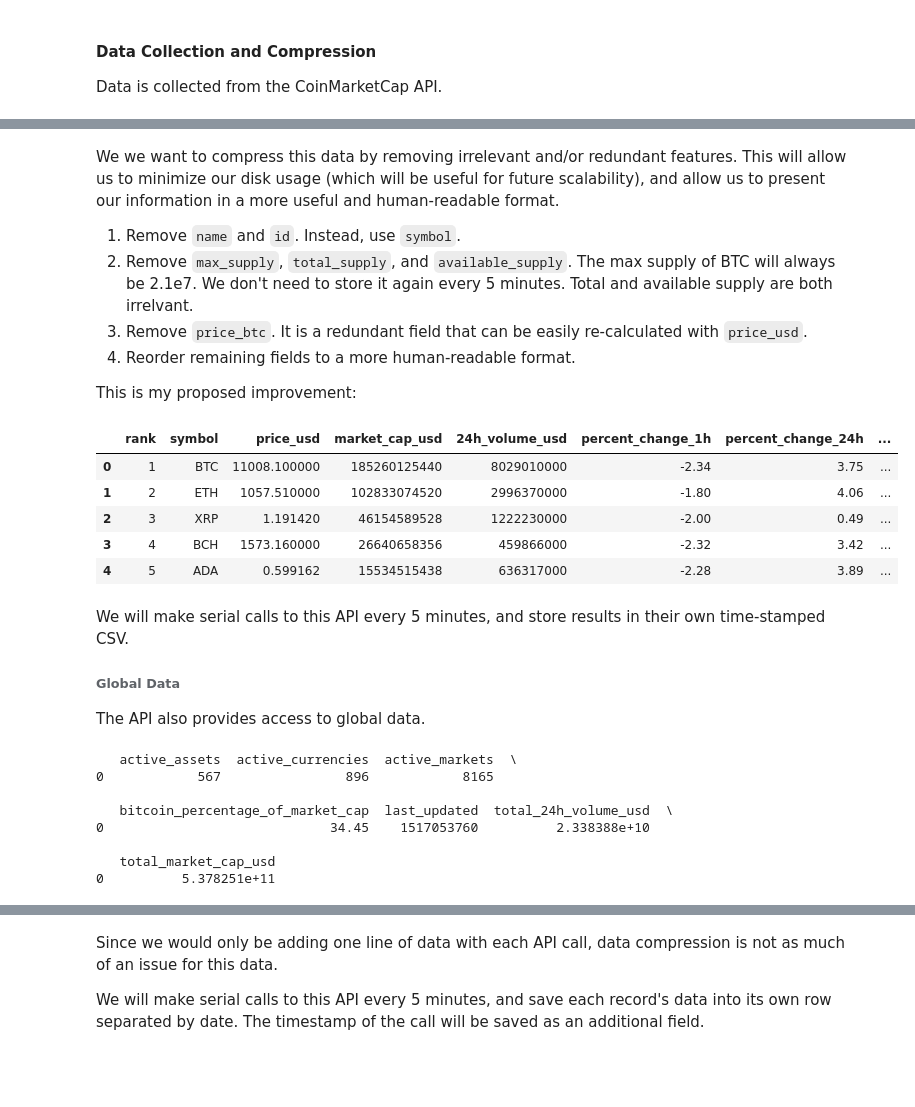
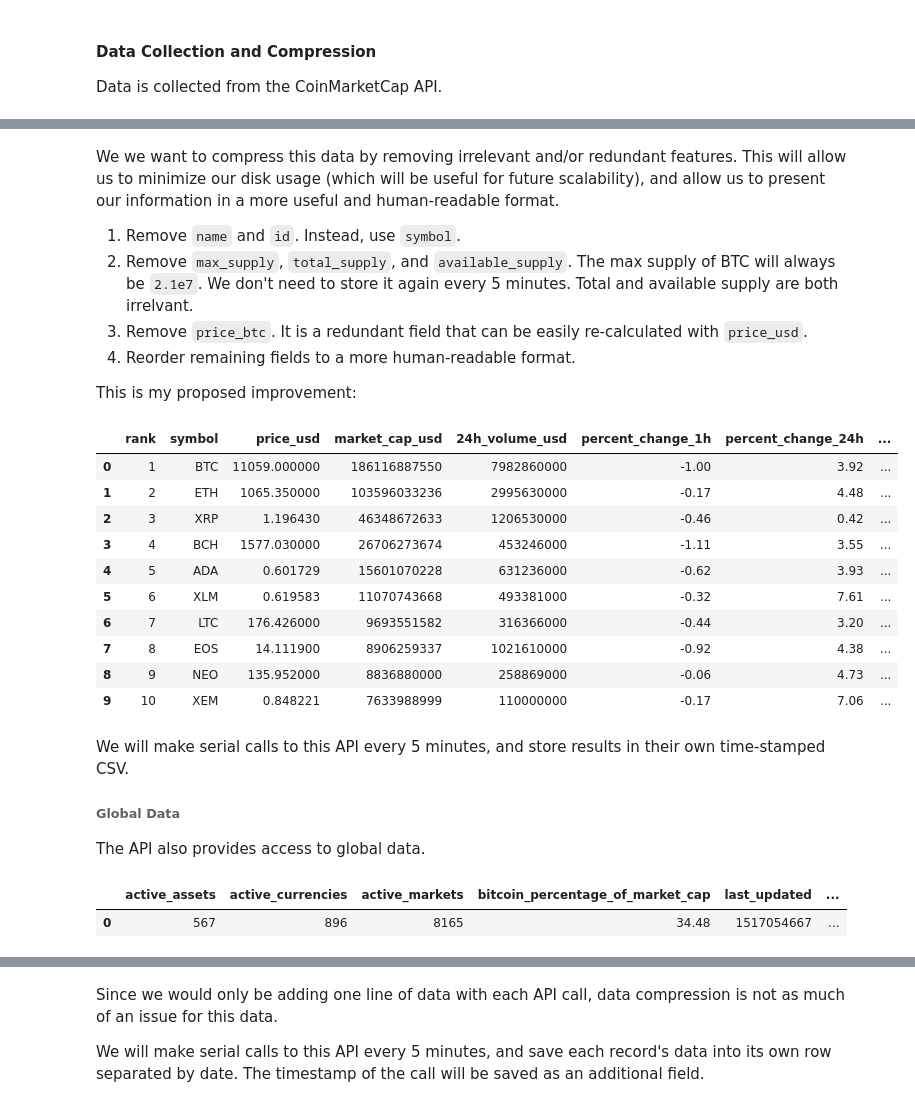
Before and after one commit to welsny/crypto-analysis, a Jupyter notebook: Exploratory Analysis.ipynb, the cells around one changed output, grey strips where cells are left out. Drawn from its saved outputs; the diff is of its cells as text; code cells hidden in the pictures; blank space fills up the shorter version.

````diff
--- a/Exploratory Analysis.ipynb
+++ b/Exploratory Analysis.ipynb
@@ -31,27 +36,32 @@ df.head()
 # %% [markdown]
 We we want to compress this data by removing irrelevant and/or redundant features. This will allow us to minimize our disk usage (which will be useful for future scalability), and allow us to present our information in a more useful and human-readable format.
 
-1. Remove `name` and `id`. Instead, use `symbol`.
-2. Remove `max_supply`, `total_supply`, and `available_supply`. The max supply of BTC will always be 2.1e7. We don't need to store it again every 5 minutes. Total and available supply are both irrelvant.
-3. Remove `price_btc`. It is a redundant field that can be easily re-calculated with `price_usd`.
+1. Remove ```name``` and ```id```. Instead, use ```symbol```.
+2. Remove ```max_supply```, ```total_supply```, and ```available_supply```. The max supply of BTC will always be ```2.1e7```. We don't need to store it again every 5 minutes. Total and available supply are both irrelvant.
+3. Remove ```price_btc```. It is a redundant field that can be easily re-calculated with ```price_usd```.
 4. Reorder remaining fields to a more human-readable format.
 
 This is my proposed improvement:
 # %%
 df = pd.read_json(f'https://api.coinmarketcap.com/v1/ticker/?limit={N_COINS}')
 df = df.infer_objects()
 
 df = df[['rank', 'symbol', 'price_usd', 'market_cap_usd', '24h_volume_usd',
          'percent_change_1h', 'percent_change_24h', 'percent_change_7d']]
 
-df.head()
+df.head(10)
 # %% [output]
 |  | rank | symbol | price_usd | market_cap_usd | 24h_volume_usd | percent_change_1h | percent_change_24h | ... |
-| 0 | 1 | BTC | 11008.100000 | 185260125440 | 8029010000 | -2.34 | 3.75 | ... |
-| 1 | 2 | ETH | 1057.510000 | 102833074520 | 2996370000 | -1.80 | 4.06 | ... |
-| 2 | 3 | XRP | 1.191420 | 46154589528 | 1222230000 | -2.00 | 0.49 | ... |
-| 3 | 4 | BCH | 1573.160000 | 26640658356 | 459866000 | -2.32 | 3.42 | ... |
-| 4 | 5 | ADA | 0.599162 | 15534515438 | 636317000 | -2.28 | 3.89 | ... |
+| 0 | 1 | BTC | 11059.000000 | 186116887550 | 7982860000 | -1.00 | 3.92 | ... |
+| 1 | 2 | ETH | 1065.350000 | 103596033236 | 2995630000 | -0.17 | 4.48 | ... |
+| 2 | 3 | XRP | 1.196430 | 46348672633 | 1206530000 | -0.46 | 0.42 | ... |
+| 3 | 4 | BCH | 1577.030000 | 26706273674 | 453246000 | -1.11 | 3.55 | ... |
+| 4 | 5 | ADA | 0.601729 | 15601070228 | 631236000 | -0.62 | 3.93 | ... |
+| 5 | 6 | XLM | 0.619583 | 11070743668 | 493381000 | -0.32 | 7.61 | ... |
+| 6 | 7 | LTC | 176.426000 | 9693551582 | 316366000 | -0.44 | 3.20 | ... |
+| 7 | 8 | EOS | 14.111900 | 8906259337 | 1021610000 | -0.92 | 4.38 | ... |
+| 8 | 9 | NEO | 135.952000 | 8836880000 | 258869000 | -0.06 | 4.73 | ... |
+| 9 | 10 | XEM | 0.848221 | 7633988999 | 110000000 | -0.17 | 7.06 | ... |
 # %% [markdown]
 We will make serial calls to this API every 5 minutes, and store results in their own time-stamped CSV.
 
@@ -60,15 +70,9 @@ We will make serial calls to this API every 5 minutes, and store results in thei
 The API also provides access to global data.
 # %%
 json = requests.get('https://api.coinmarketcap.com/v1/global/').json()
-global_df = pd.DataFrame([json]).infer_objects()
+gdf = pd.DataFrame([json]).infer_objects()
 
-print(global_df.head())
+gdf.head()
 # %% [output]
-   active_assets  active_currencies  active_markets  \
-0            567                896            8165
-
-   bitcoin_percentage_of_market_cap  last_updated  total_24h_volume_usd  \
-0                             34.45    1517053760          2.338388e+10
-
-   total_market_cap_usd
-0          5.378251e+11
+|  | active_assets | active_currencies | active_markets | bitcoin_percentage_of_market_cap | last_updated | ... |
+| 0 | 567 | 896 | 8165 | 34.48 | 1517054667 | ... |
````
Also changed, not shown: parts of 5 cells of this notebook, 2 other files.
